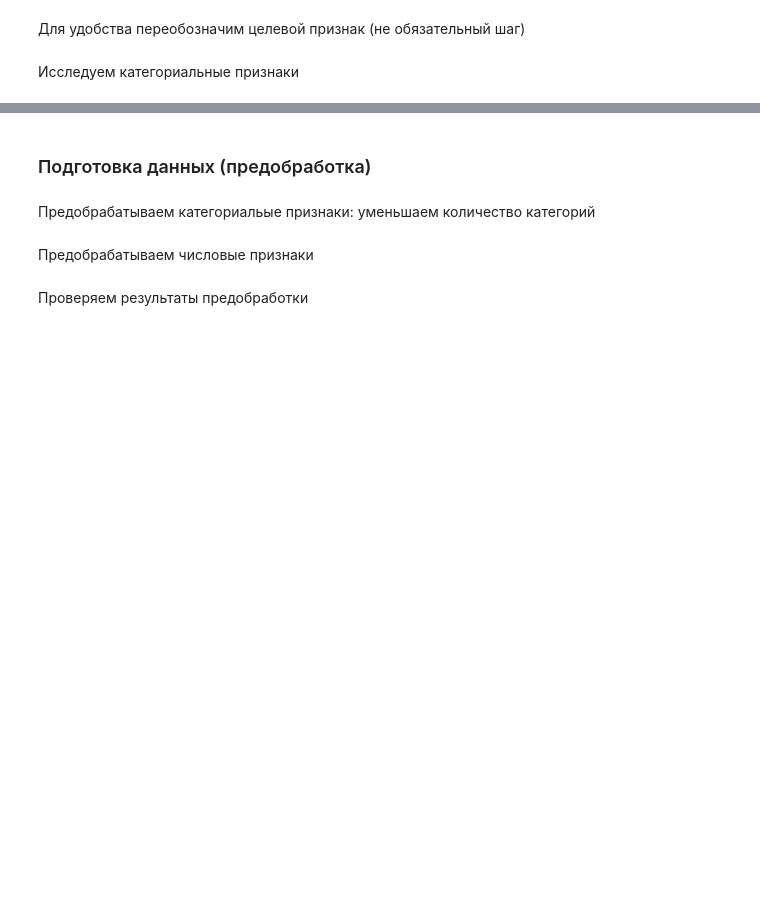
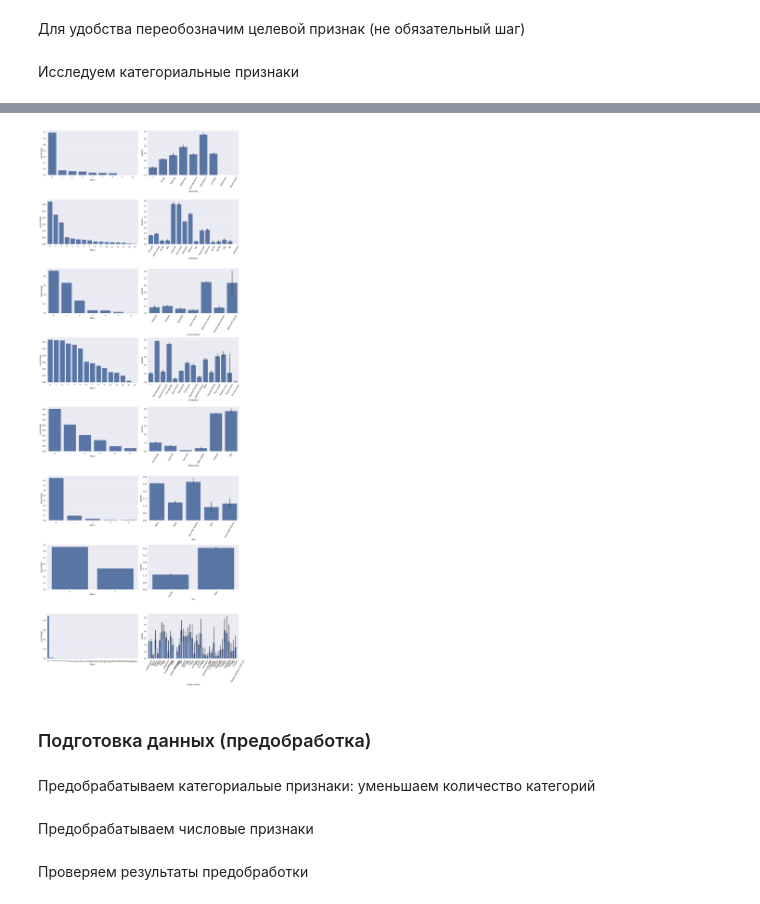
Before and after one commit to G4dgetHackwrench/Homework, a Jupyter notebook: Learning/Блок 4. Введение в машинное обучение/ML-7. Оптимизация гиперпараметров модели/ML-7.Optimization_of_hyperparameters.ipynb, the cells around one changed output, grey strips where cells are left out. Cells and saved outputs as stored; diff of their text form; code cells hidden in the pictures; blank space fills up the shorter version.

```diff
--- a/Learning/Блок 4. Введение в машинное обучение/ML-7. Оптимизация гиперпараметров модели/ML-7.Optimization_of_hyperparameters.ipynb
+++ b/Learning/Блок 4. Введение в машинное обучение/ML-7. Оптимизация гиперпараметров модели/ML-7.Optimization_of_hyperparameters.ipynb
@@ -25,7 +25,7 @@ from sklearn import preprocessing #предобработка
 from sklearn.model_selection import train_test_split #сплитование выборки
 
 %matplotlib inline
-plt.style.use('seaborn')
+plt.style.use('seaborn-v0_8')
 # %% [markdown]
 ### Описание задачи
 # %% [markdown]
@@ -87,19 +128,21 @@ cat_features
 # %%
 n = len(cat_features) #число категориальных признаков
 fig, axes = plt.subplots(n, 2, figsize=(15, 40)) #фигура+n*2 координатных плоскостей
 #Создаем цикл для всех признаков из списка категориальных признаков
 for i, feature in enumerate(cat_features):
     #Строим количественную столбчатую для долевого соотношения каждой из категорий в данных
     count_data = (data[feature].value_counts(normalize=True)
                   .sort_values(ascending=False)
                   .rename('percentage')
                   .reset_index())
-    count_barplot = sns.barplot(data=count_data, x='index', y='percentage', ax=axes[i][0])
+    count_barplot = sns.barplot(data=count_data, x=count_data.index, y='percentage', ax=axes[i][0])
     count_barplot.xaxis.set_tick_params(rotation=60)
     #Строим столбчатую диаграмму доли людей зарабатывающих >50K (среднее по столбцу income) в зависимости от категории
     mean_barplot = sns.barplot(data=data, x=feature, y='income', ax=axes[i][1])
     mean_barplot.xaxis.set_tick_params(rotation=60)
 plt.tight_layout() #выравнивание графиков
+# %% [output]
+[figure, added]
 # %% [markdown]
 ### Подготовка данных (предобработка)
 # %% [markdown]
```
Also changed, not shown: parts of 43 cells of this notebook.
